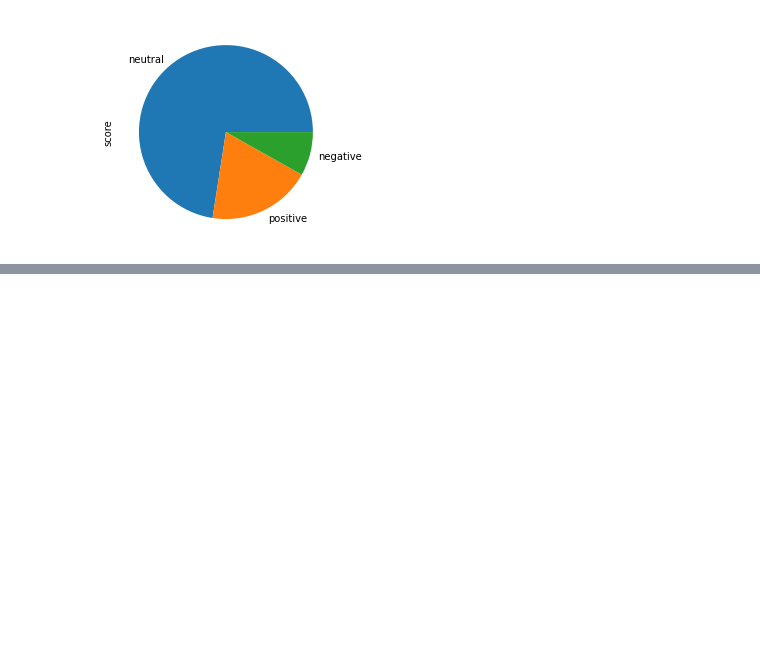
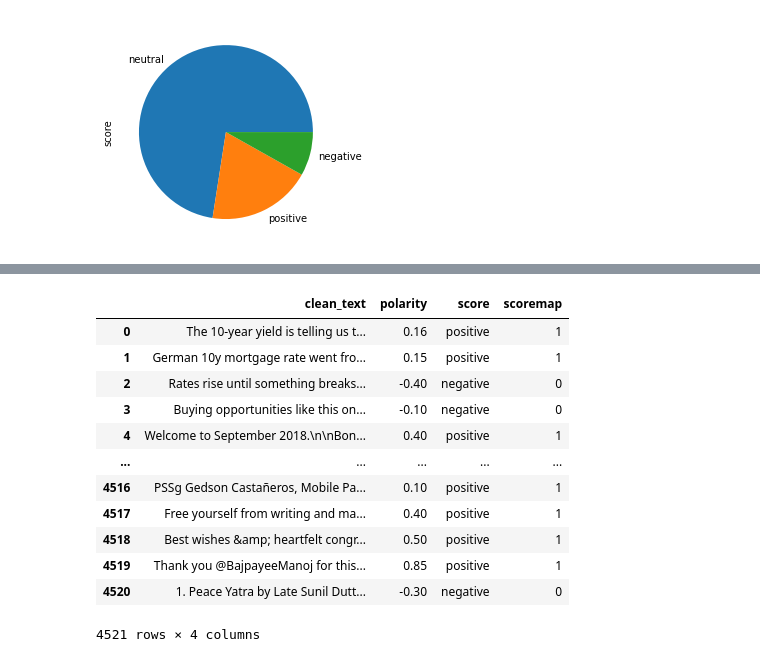
Before and after one commit to Abel-Blue/Twitter-Data-Analysis, a Jupyter notebook: Notebooks/Challenge_ Day2.ipynb, the cells around one changed output, grey strips where cells are left out. Cells and saved outputs as stored; diff of their text form; code cells hidden in the pictures; blank space fills up the shorter version.

Commit message:
removes neutral from score map

```diff
--- a/Notebooks/Challenge_ Day2.ipynb
+++ b/Notebooks/Challenge_ Day2.ipynb
@@ -249,3 +251,9 @@ clean_tweet['score'].value_counts().plot(kind='pie')
 # %% [output]
 <AxesSubplot:ylabel='score'>
 [figure]
+# %%
+# Remove rows from cleanTweet where  𝐩𝐨𝐥𝐚𝐫𝐢𝐭𝐲   =0
+# (i.e where  𝐬𝐜𝐨𝐫𝐞  = Neutral) and reset the frame index.
+clean_tweet.drop(clean_tweet.loc[clean_tweet['score']=="neutral"].index, inplace=True)
+clean_tweet.reset_index(drop=True, inplace=True)
+clean_tweet
@@ -251,0 +274,25 @@ clean_tweet['score'].value_counts().plot(kind='pie')
+# %%
+# Construct a column  𝐬𝐜𝐨𝐫𝐞𝐦𝐚𝐩  Use the mapping
+# {'positive':1, 'negative':0} on the  𝐬𝐜𝐨𝐫𝐞  column
+def scoremap_category(score:str)->int:
+    if(score == "positive"):
+        return 1
+    else:
+        return 0
+# %%
+clean_tweet['scoremap'] = clean_tweet.score.apply(scoremap_category)
+clean_tweet
+# %% [output]
+|  | clean_text | polarity | score | scoremap |
+| 0 | The 10-year yield is telling us t... | 0.16 | positive | 1 |
+| 1 | German 10y mortgage rate went fro... | 0.15 | positive | 1 |
+| 2 | Rates rise until something breaks... | -0.40 | negative | 0 |
+| 3 | Buying opportunities like this on... | -0.10 | negative | 0 |
+| 4 | Welcome to September 2018.\n\nBon... | 0.40 | positive | 1 |
+| ... | ... | ... | ... | ... |
+| 4516 | PSSg Gedson Castañeros, Mobile Pa... | 0.10 | positive | 1 |
+| 4517 | Free yourself from writing and ma... | 0.40 | positive | 1 |
+| 4518 | Best wishes &amp; heartfelt congr... | 0.50 | positive | 1 |
+| 4519 | Thank you @BajpayeeManoj for this... | 0.85 | positive | 1 |
+| 4520 | 1. Peace Yatra by Late Sunil Dutt... | -0.30 | negative | 0 |
+4521 rows × 4 columns
```
Also changed, not shown: parts of 3 cells of this notebook.
